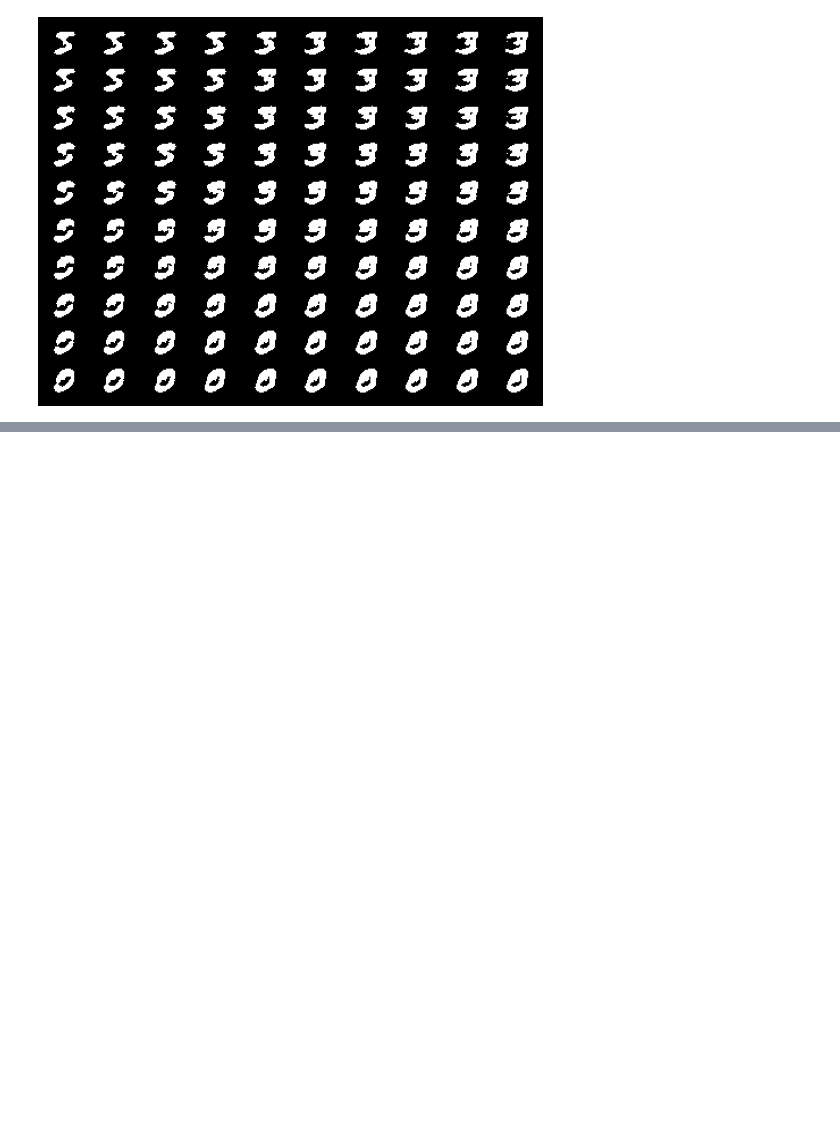
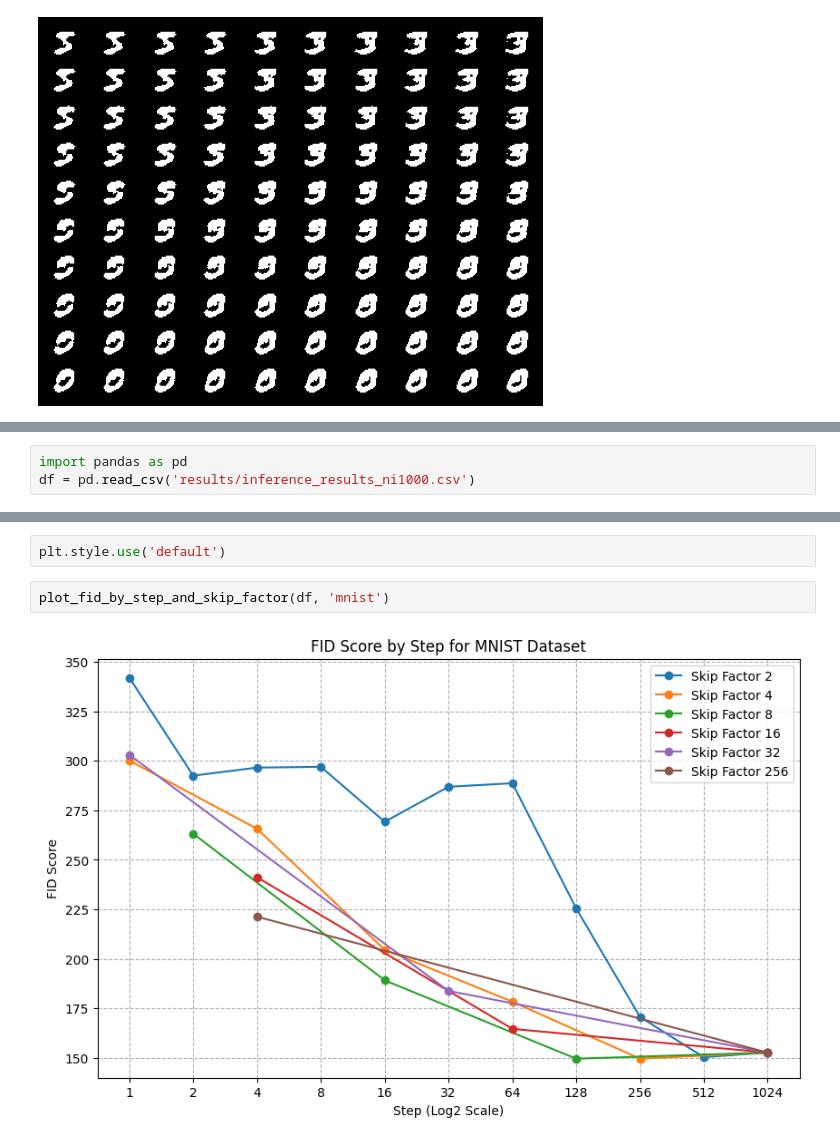
Before and after one commit to timohromadka/diffusion_distiller, a Jupyter notebook: testing.ipynb, the cells around one changed output, grey strips where cells are left out. Cells and saved outputs as stored; diff of their text form; blank space fills up the shorter version.

Commit message:
Add the most abominable graphing code ever seen.

```diff
--- a/testing.ipynb
+++ b/testing.ipynb
@@ -90,0 +146,3 @@ plt.show()
+# %%
+import pandas as pd
+df = pd.read_csv('results/inference_results_ni1000.csv')
@@ -90,0 +233,6 @@ plt.show()
+# %%
+plt.style.use('default')
+# %%
+plot_fid_by_step_and_skip_factor(df, 'mnist')
+# %% [output]
+[figure, added]
```
Also changed, not shown: parts of 7 cells of this notebook.
